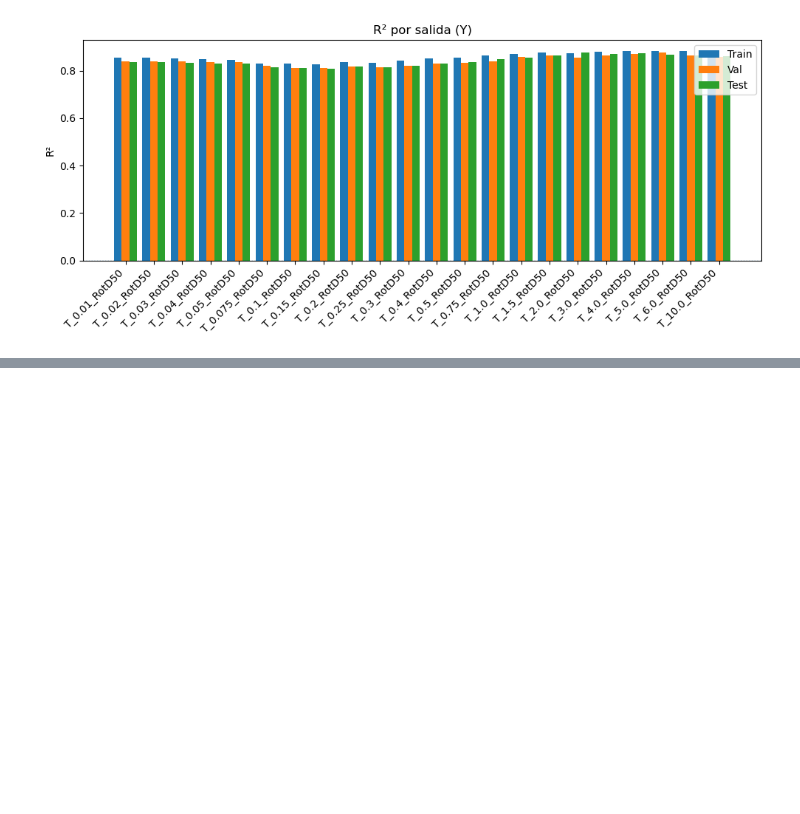
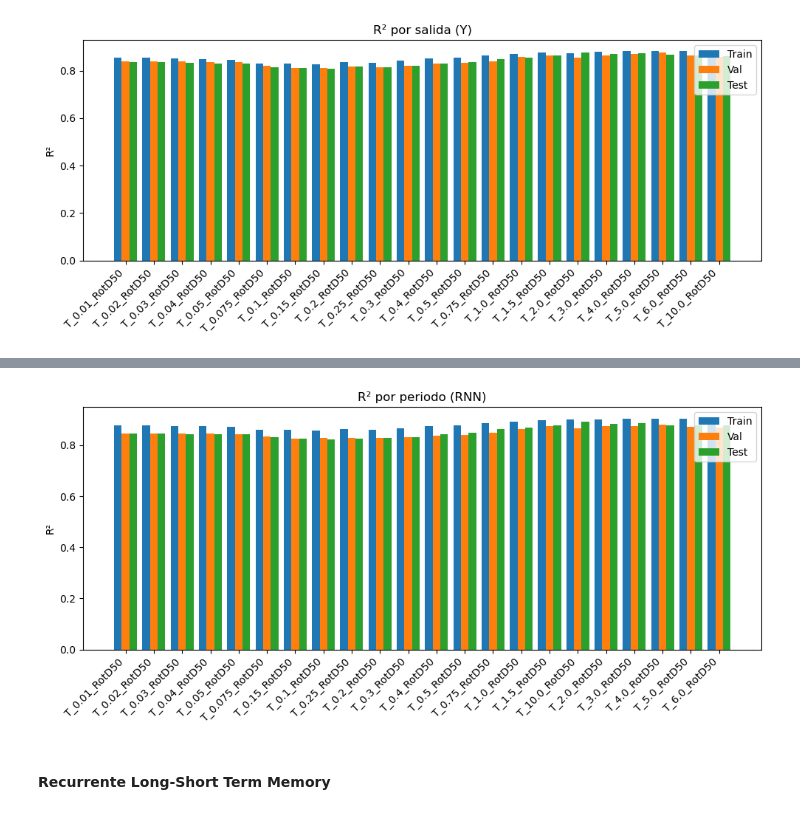
Before and after one commit to eliasibpajaro/Final_Project, a Jupyter notebook: ModelosNeuronales.ipynb, the cells around one changed output, grey strips where cells are left out. Drawn from its saved outputs; the diff is of its cells as text; code cells hidden in the pictures; blank space fills up the shorter version.

Commit message:
primer modelado

```diff
--- a/ModelosNeuronales.ipynb
+++ b/ModelosNeuronales.ipynb
@@ -499,9 +499,9 @@ Y_tr = np.asarray(y_train, dtype=float)
 Y_va = np.asarray(y_val,   dtype=float)
 Y_te = np.asarray(y_test,  dtype=float)
 
-y_pred_train = np.asarray(model.predict(X_train_feats))
-y_pred_val   = np.asarray(model.predict(X_val_feats))
-y_pred_test  = np.asarray(model.predict(X_test_feats))
+y_pred_train = np.asarray(modelMLP.predict(X_train_feats))
+y_pred_val   = np.asarray(modelMLP.predict(X_val_feats))
+y_pred_test  = np.asarray(modelMLP.predict(X_test_feats))
 
 # Asegura 2D (n, nY)
 if Y_tr.ndim == 1: Y_tr = Y_tr.reshape(-1,1)
@@ -547,6 +547,6 @@ for j, name in enumerate(y_names):
 
     rows_test.append({"Y": name, "RMSE": rmse, "MSE": mse, "MAE": mae, "MAPE_%": mape, "R2": r2})
 
-df_test_metrics = pd.DataFrame(rows_test).set_index("Y").sort_index()
-df_test_metrics
+df_test_metrics_mlp = pd.DataFrame(rows_test).set_index("Y").sort_index()
+df_test_metrics_mlp
 # %% [output]
@@ -626,0 +1052,19 @@ plt.show()
+# %%
+# ====== BLOQUE 4: Barras R² por periodo ======
+import matplotlib.pyplot as plt
+
+ys = np.array(df_test_metrics_rnn.index.tolist())
+x = np.arange(len(ys)); w = 0.27
+
+plt.figure(figsize=(10, 4.8))
+plt.bar(x - w, df_train_metrics_rnn["R2"].values, width=w, label="Train")
+plt.bar(x,      df_val_metrics_rnn["R2"].values,   width=w, label="Val")
+plt.bar(x + w,  df_test_metrics_rnn["R2"].values,  width=w, label="Test")
+plt.axhline(0.0, linestyle=":", linewidth=1)
+plt.xticks(x, ys, rotation=45, ha="right")
+plt.ylabel("R²"); plt.title("R² por periodo (RNN)")
+plt.legend(); plt.tight_layout(); plt.show()
+# %% [output]
+[figure, added]
+# %% [markdown]
+#### Recurrente Long-Short Term Memory
```
Also changed, not shown: parts of 27 cells of this notebook.
